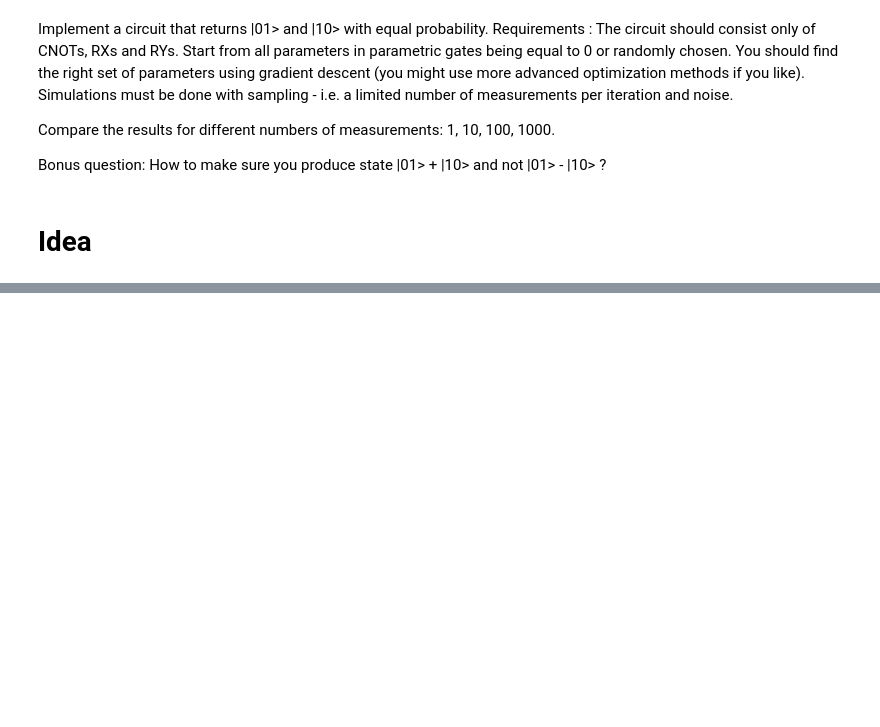
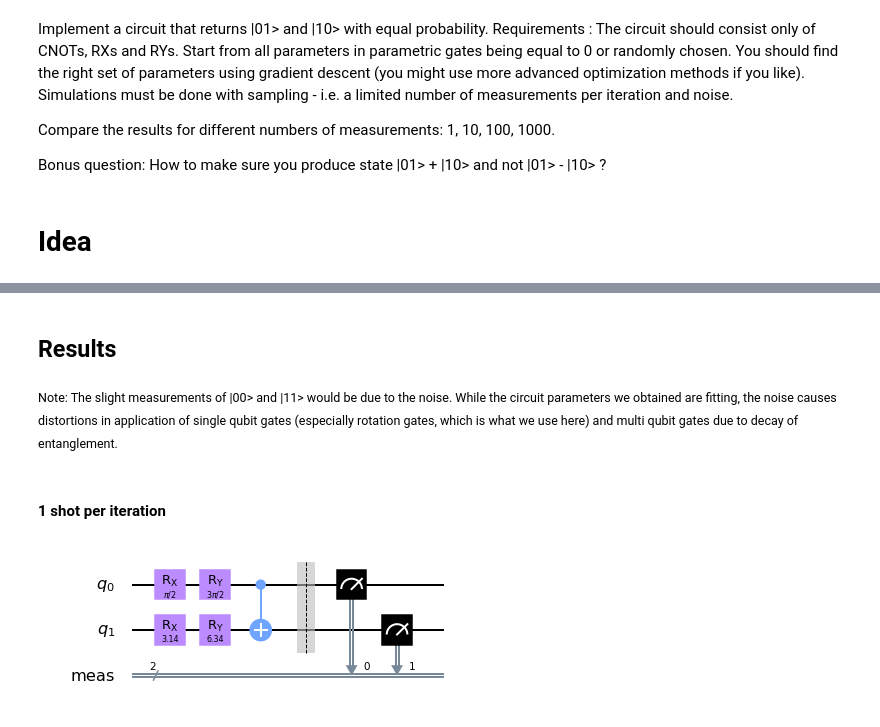
Before and after one commit to harshitgarg22/qosf-screening, a Jupyter notebook: task_2/task_2.ipynb, the cells around one changed output, grey strips where cells are left out. Drawn from its saved outputs; the diff is of its cells as text; code cells hidden in the pictures; blank space fills up the shorter version.

```diff
--- a/task_2/task_2.ipynb
+++ b/task_2/task_2.ipynb
@@ -26,0 +157,6 @@ Note: To further tackle the bonus question, we could potentially penalize the co
+# %%
+def compute_cost_qubit0(p0, p1):
+    return (p0-0.5)**2 + (p1-0.5)**2
+
+def compute_cost_qubit1(p0, p1):
+    return (p0-0)**2 + (p1-1)**2
@@ -26,0 +181,20 @@ Note: To further tackle the bonus question, we could potentially penalize the co
+# %%
+# Learning rate (Higher means faster but less accurate, lower means more accurate but slower)
+alpha = 0.1
+
+# Number of iterations (higher the better but slower)
+iterations = 1000
+
+# Shots for measurement per iterations. We try for 4 different values.
+shots = [1, 10, 100, 1000]
+
+# Noise Model. Vigo seems to be the popular choice. See footnote 2.
+device_backend = FakeVigo()
+noise_model = NoiseModel.from_backend(device_backend)
+coupling_map = device_backend.configuration().coupling_map
+
+# Get the basis gates for the noise model
+basis_gates = noise_model.basis_gates
+
+# Select the QasmSimulator from the Aer provider
+backend = Aer.get_backend('qasm_simulator')
@@ -26,0 +205,12 @@ Note: To further tackle the bonus question, we could potentially penalize the co
+# %%
+def get_initial_state():
+    """Returns randomized initial state of Quantum Circuit w/ rx and ry gate
+    Args:
+        None
+
+    Returns:
+        thetas (List): List of size 2. Randomly generated thetas for qubit_0.
+    """
+    thetas = 2*pi*np.random.rand(2)
+
+    return thetas
@@ -26,0 +287,11 @@ Note: To further tackle the bonus question, we could potentially penalize the co
+# %% [markdown]
+## Results
+# %% [markdown]
+<small>Note: The slight measurements of |00> and |11> would be due to the noise. While the circuit parameters we obtained are fitting, the noise causes distortions in application of single qubit gates (especially rotation gates, which is what we use here) and multi qubit gates due to decay of entanglement.</small>
+# %% [markdown]
+#### 1 shot per iteration
+# %%
+qc = base_circuit(q0_thetas_optimal[1], q1_thetas_optimal[1])
+qc.draw('mpl')
+# %% [output]
+[figure, added]
```
Also changed, not shown: parts of 49 cells of this notebook, 1 other file.
